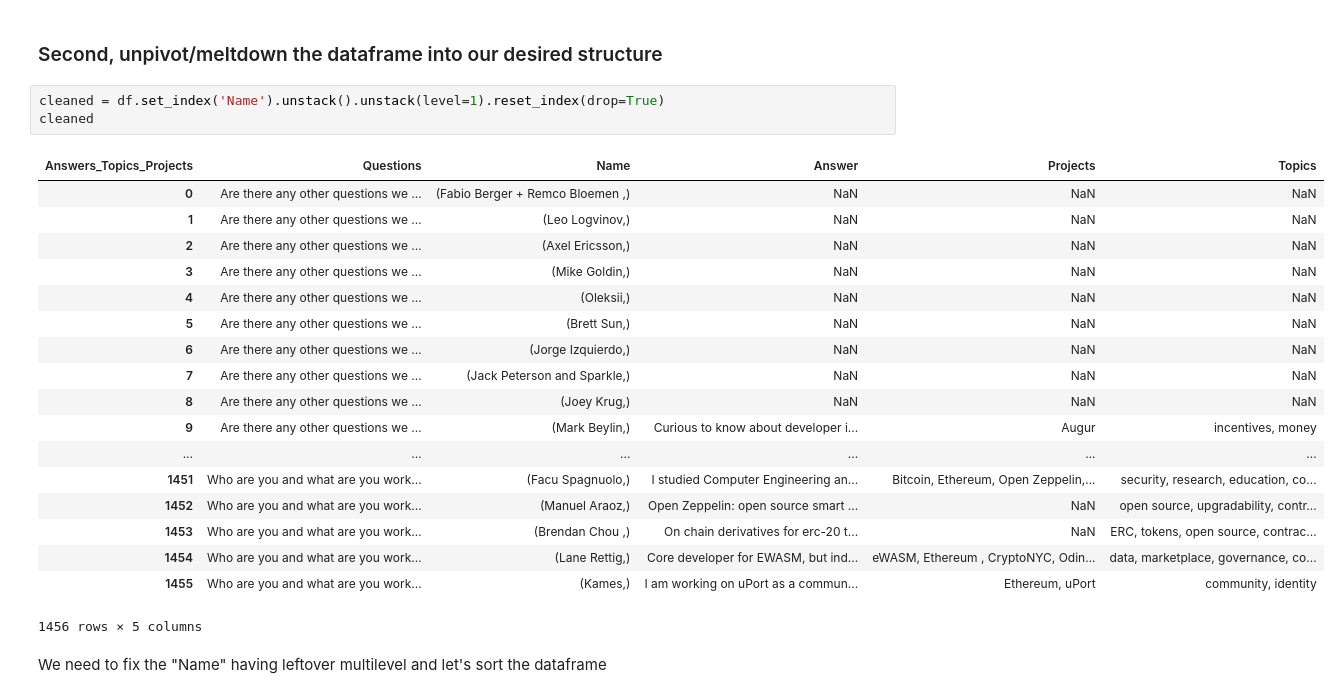
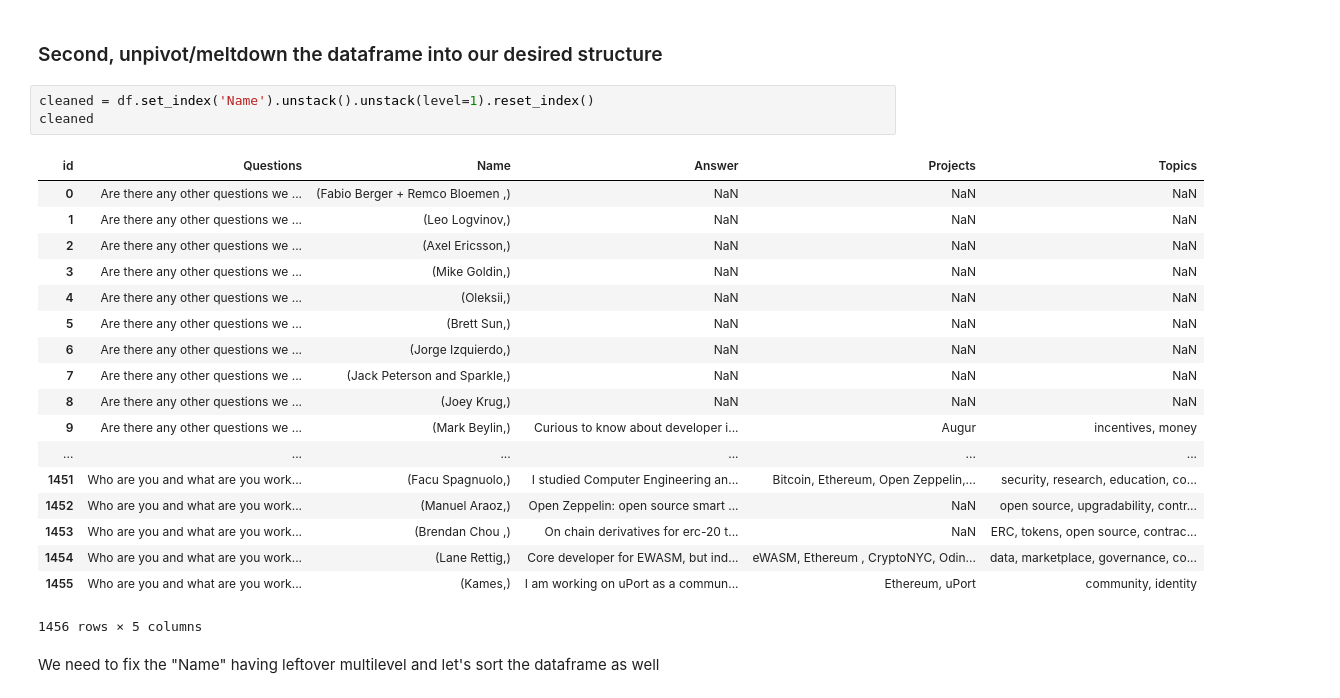
Before and after one commit to status-im/datasets, a Jupyter notebook: 201807_ETHPrize/ETHPrize_tagged_data_analysis.ipynb, the cells around one changed output. Saved outputs shown, nothing was run; the diff lists cells and outputs as text.

```diff
--- a/201807_ETHPrize/ETHPrize_tagged_data_analysis.ipynb
+++ b/201807_ETHPrize/ETHPrize_tagged_data_analysis.ipynb
@@ -107,10 +112,10 @@ df.head(10)
 # %% [markdown]
 ### Second, unpivot/meltdown the dataframe into our desired structure
 # %%
-cleaned = df.set_index('Name').unstack().unstack(level=1).reset_index(drop=True)
+cleaned = df.set_index('Name').unstack().unstack(level=1).reset_index()
 cleaned
 # %% [output]
-| Answers_Topics_Projects | Questions | Name | Answer | Projects | Topics |
+| id | Questions | Name | Answer | Projects | Topics |
 | 0 | Are there any other questions we ... | (﻿Fabio Berger + Remco Bloemen ,) | NaN | NaN | NaN |
 | 1 | Are there any other questions we ... | (﻿Leo Logvinov,) | NaN | NaN | NaN |
 | 2 | Are there any other questions we ... | (﻿Axel Ericsson,) | NaN | NaN | NaN |
@@ -129,7 +134,7 @@ cleaned
 | 1455 | Who are you and what are you work... | (﻿Kames,) | I am working on uPort as a commun... | Ethereum, uPort | community, identity |
 1456 rows × 5 columns
 # %% [markdown]
-We need to fix the "Name" having leftover multilevel and let's sort the dataframe
+We need to fix the "Name" having leftover multilevel and let's sort the dataframe as well
 # %%
 cleaned['Name'] = cleaned['Name'].str.get(0)
 cleaned = cleaned.reindex(columns = ['Name', 'Questions', 'Answer', 'Topics', 'Projects'])
```
Also changed, not shown: parts of 17 cells of this notebook.
